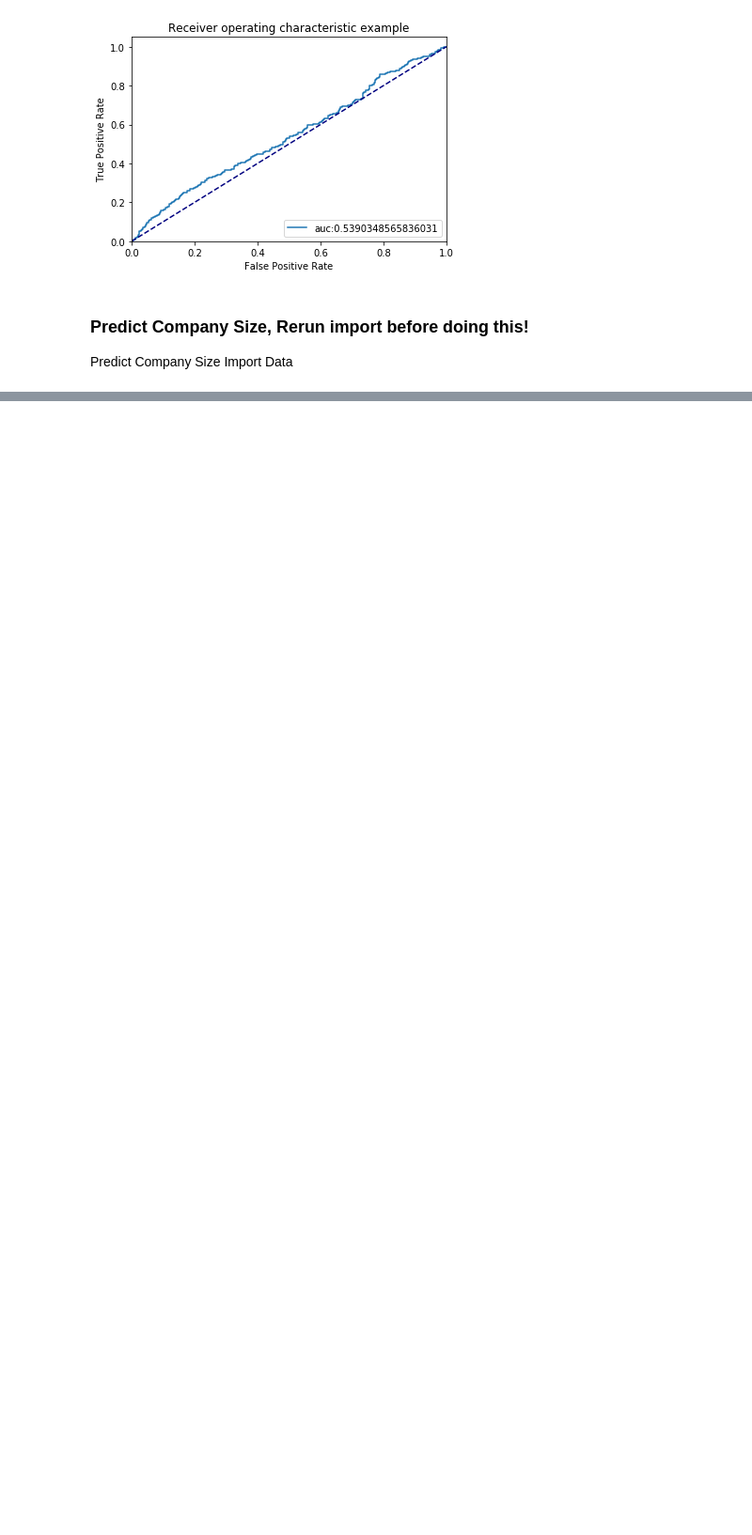
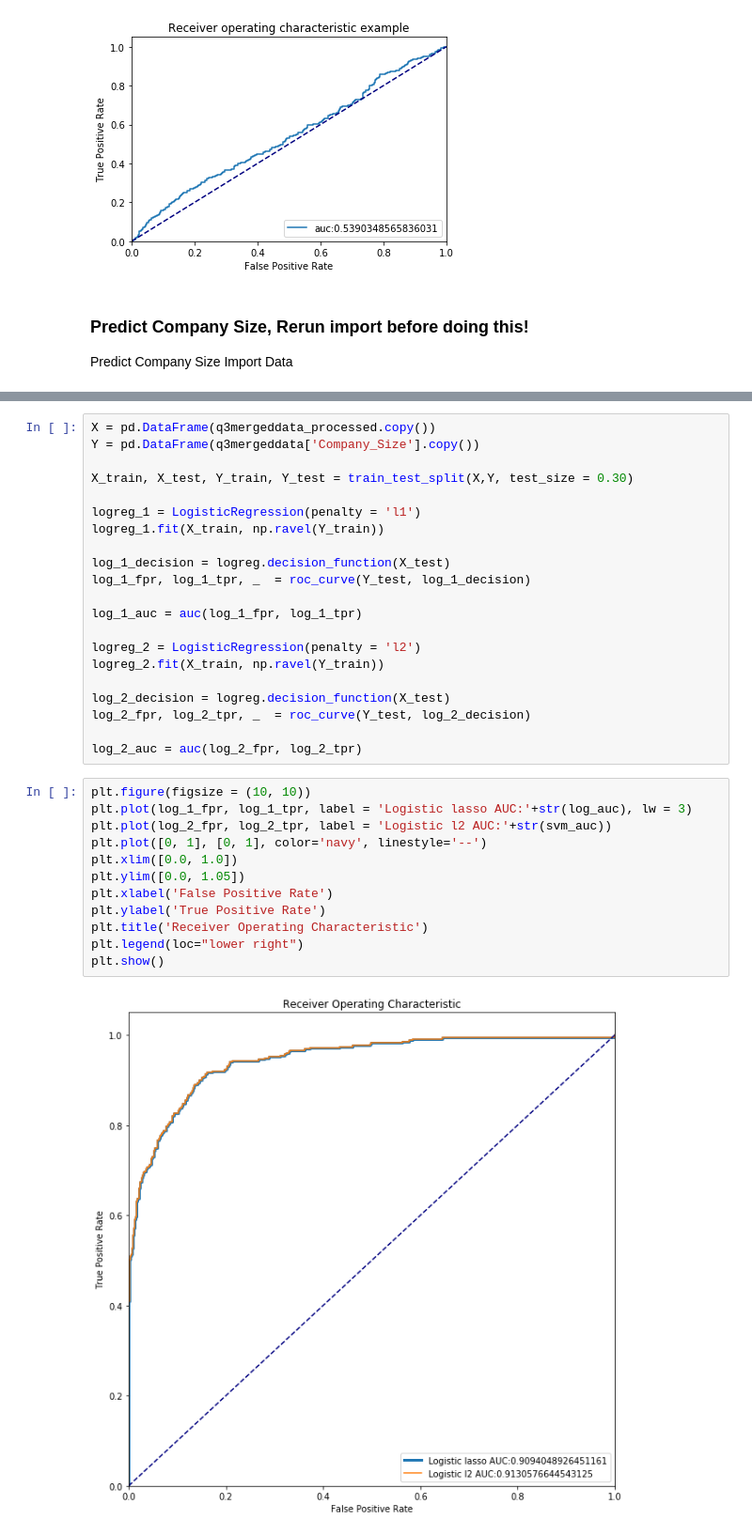
Before and after one commit to mixerupper/1001-term-project, a Jupyter notebook: code/03-analysis/01-Analysis_AH.ipynb, the cells around one changed output, grey strips where cells are left out. Shown at 94% size. Drawn from its saved outputs; the diff is of its cells as text; blank space fills up the shorter version.

```diff
--- a/code/03-analysis/01-Analysis_AH.ipynb
+++ b/code/03-analysis/01-Analysis_AH.ipynb
@@ -318,0 +311,35 @@ r2_score(Y_test, y_pred)
+# %%
+X = pd.DataFrame(q3mergeddata_processed.copy())
+Y = pd.DataFrame(q3mergeddata['Company_Size'].copy())
+
+X_train, X_test, Y_train, Y_test = train_test_split(X,Y, test_size = 0.30)
+
+logreg_1 = LogisticRegression(penalty = 'l1')
+logreg_1.fit(X_train, np.ravel(Y_train))
+
+log_1_decision = logreg.decision_function(X_test)
+log_1_fpr, log_1_tpr, _  = roc_curve(Y_test, log_1_decision)
+
+log_1_auc = auc(log_1_fpr, log_1_tpr)
+
+logreg_2 = LogisticRegression(penalty = 'l2')
+logreg_2.fit(X_train, np.ravel(Y_train))
+
+log_2_decision = logreg.decision_function(X_test)
+log_2_fpr, log_2_tpr, _  = roc_curve(Y_test, log_2_decision)
+
+log_2_auc = auc(log_2_fpr, log_2_tpr)
+# %%
+plt.figure(figsize = (10, 10))
+plt.plot(log_1_fpr, log_1_tpr, label = 'Logistic lasso AUC:'+str(log_auc), lw = 3)
+plt.plot(log_2_fpr, log_2_tpr, label = 'Logistic l2 AUC:'+str(svm_auc))
+plt.plot([0, 1], [0, 1], color='navy', linestyle='--')
+plt.xlim([0.0, 1.0])
+plt.ylim([0.0, 1.05])
+plt.xlabel('False Positive Rate')
+plt.ylabel('True Positive Rate')
+plt.title('Receiver Operating Characteristic')
+plt.legend(loc="lower right")
+plt.show()
+# %% [output]
+[figure, added]
```
Also changed, not shown: parts of 34 cells of this notebook, 1 other file.
